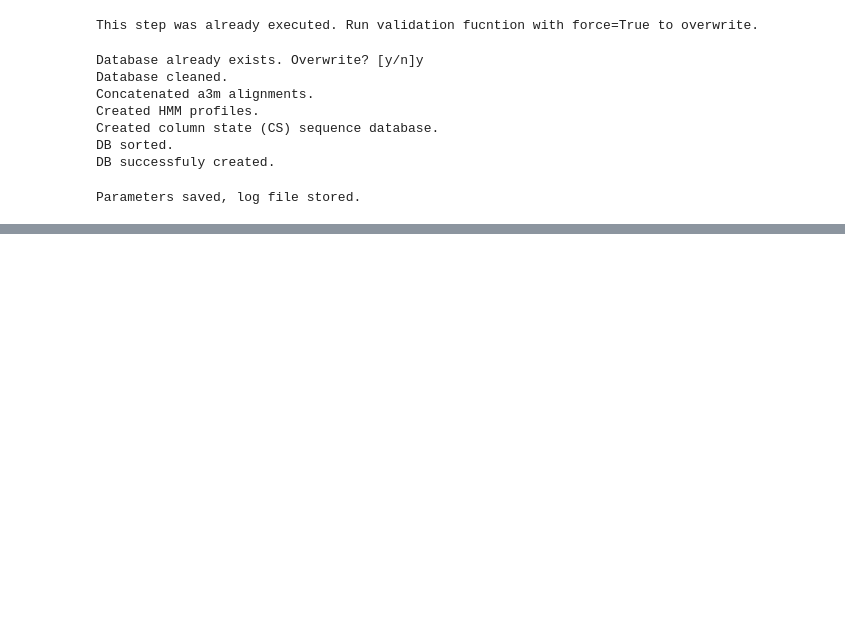
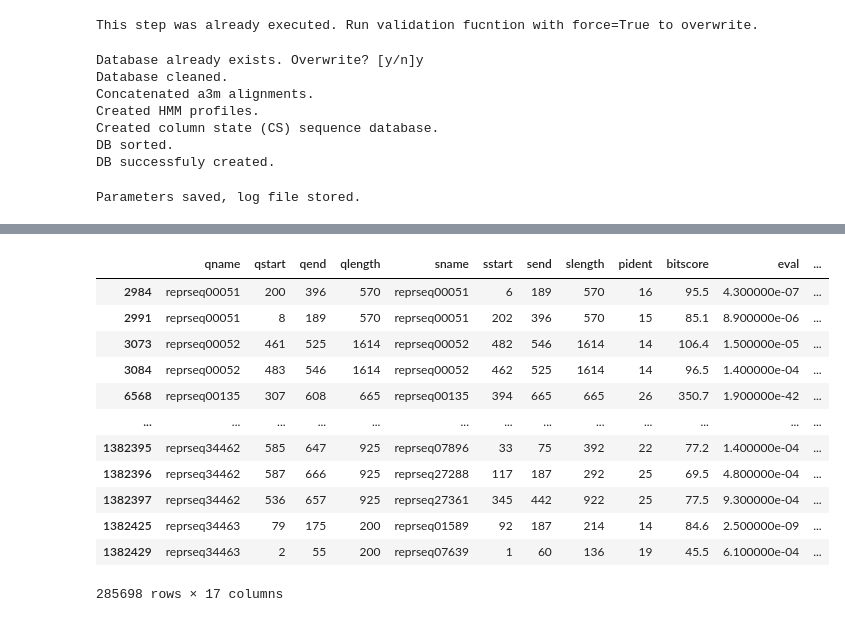
Before and after one commit to bioinf-mcb/phage-protein-modularity-data, a Jupyter notebook: pipeline/Workflow-dev.ipynb, the cells around one changed output, grey strips where cells are left out. Drawn from its saved outputs; the diff is of its cells as text; code cells hidden in the pictures; blank space fills up the shorter version.

```diff
--- a/pipeline/Workflow-dev.ipynb
+++ b/pipeline/Workflow-dev.ipynb
@@ -236,0 +275,16 @@ PARAMS 0.5 2
+# %%
+hhr_table
+# %% [output]
+|  | qname | qstart | qend | qlength | sname | sstart | send | slength | pident | bitscore | eval | ... |
+| 2984 | reprseq00051 | 200 | 396 | 570 | reprseq00051 | 6 | 189 | 570 | 16 | 95.5 | 4.300000e-07 | ... |
+| 2991 | reprseq00051 | 8 | 189 | 570 | reprseq00051 | 202 | 396 | 570 | 15 | 85.1 | 8.900000e-06 | ... |
+| 3073 | reprseq00052 | 461 | 525 | 1614 | reprseq00052 | 482 | 546 | 1614 | 14 | 106.4 | 1.500000e-05 | ... |
+| 3084 | reprseq00052 | 483 | 546 | 1614 | reprseq00052 | 462 | 525 | 1614 | 14 | 96.5 | 1.400000e-04 | ... |
+| 6568 | reprseq00135 | 307 | 608 | 665 | reprseq00135 | 394 | 665 | 665 | 26 | 350.7 | 1.900000e-42 | ... |
+| ... | ... | ... | ... | ... | ... | ... | ... | ... | ... | ... | ... | ... |
+| 1382395 | reprseq34462 | 585 | 647 | 925 | reprseq07896 | 33 | 75 | 392 | 22 | 77.2 | 1.400000e-04 | ... |
+| 1382396 | reprseq34462 | 587 | 666 | 925 | reprseq27288 | 117 | 187 | 292 | 25 | 69.5 | 4.800000e-04 | ... |
+| 1382397 | reprseq34462 | 536 | 657 | 925 | reprseq27361 | 345 | 442 | 922 | 25 | 77.5 | 9.300000e-04 | ... |
+| 1382425 | reprseq34463 | 79 | 175 | 200 | reprseq01589 | 92 | 187 | 214 | 14 | 84.6 | 2.500000e-09 | ... |
+| 1382429 | reprseq34463 | 2 | 55 | 200 | reprseq07639 | 1 | 60 | 136 | 19 | 45.5 | 6.100000e-04 | ... |
+285698 rows × 17 columns
```
Also changed, not shown: parts of 3 cells of this notebook, 11 other files.
